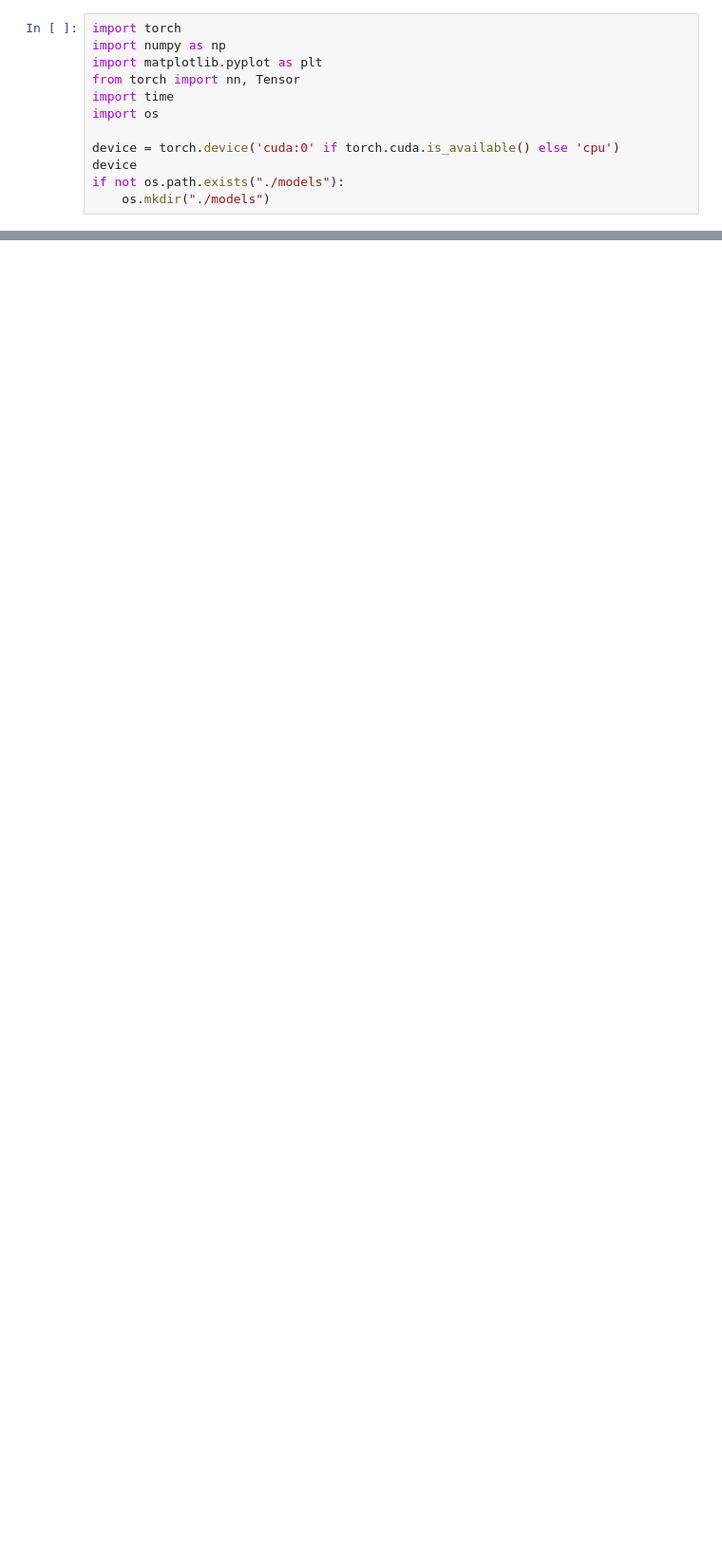
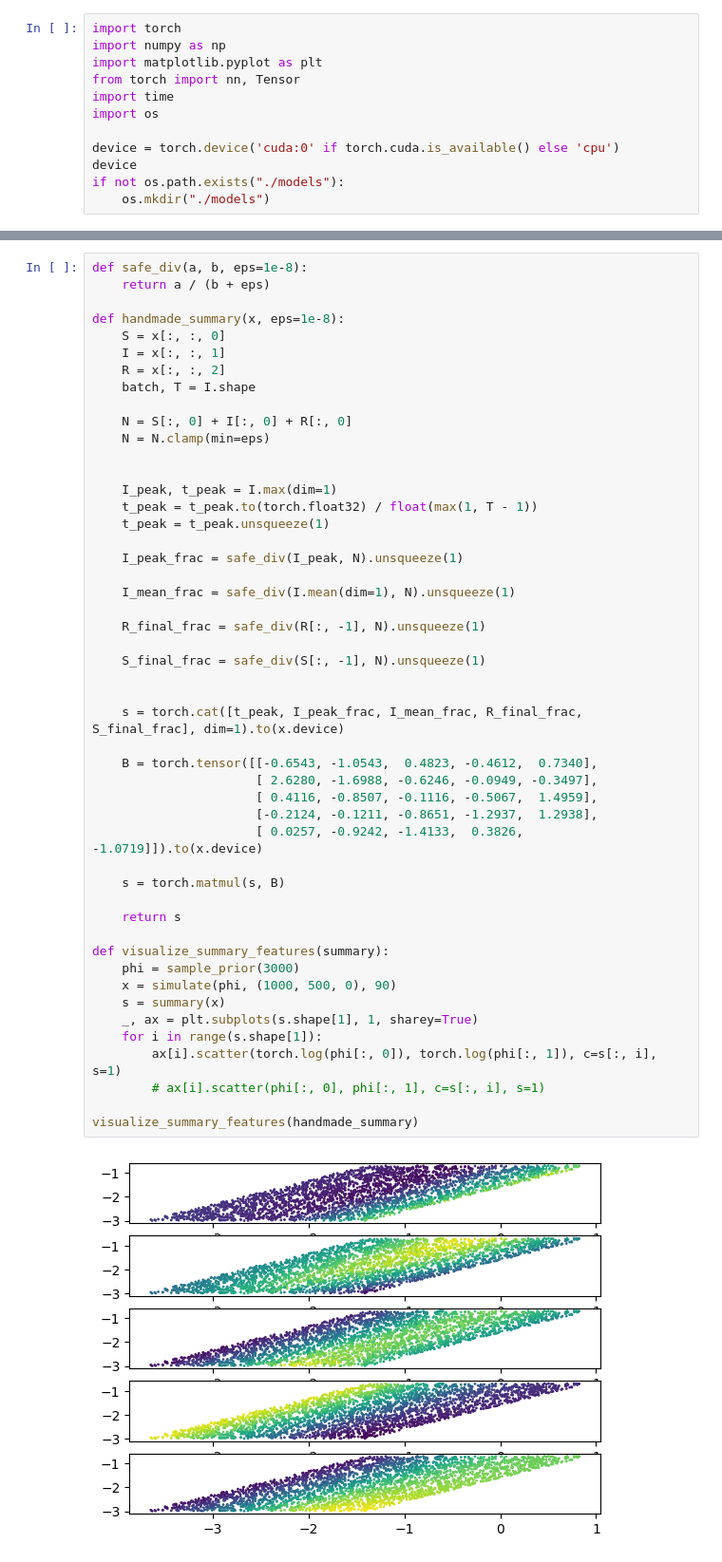
Before and after one commit to nidropakshin2/Amortized-learning, a Jupyter notebook: notebooks/SIR_flow.ipynb, the cells around one changed output, grey strips where cells are left out. Shown at 95% size. Drawn from its saved outputs; the diff is of its cells as text; blank space fills up the shorter version.

```diff
--- a/notebooks/SIR_flow.ipynb
+++ b/notebooks/SIR_flow.ipynb
@@ -487,0 +112,51 @@ plt.scatter(torch.log(posterior[:, 0]), torch.log(posterior[:, 1]), s=1)
+# %%
+def safe_div(a, b, eps=1e-8):
+    return a / (b + eps)
+
+def handmade_summary(x, eps=1e-8):
+    S = x[:, :, 0]
+    I = x[:, :, 1]
+    R = x[:, :, 2]
+    batch, T = I.shape
+
+    N = S[:, 0] + I[:, 0] + R[:, 0]
+    N = N.clamp(min=eps)
+
+
+    I_peak, t_peak = I.max(dim=1)
+    t_peak = t_peak.to(torch.float32) / float(max(1, T - 1))
+    t_peak = t_peak.unsqueeze(1)
+
+    I_peak_frac = safe_div(I_peak, N).unsqueeze(1)
+
+    I_mean_frac = safe_div(I.mean(dim=1), N).unsqueeze(1)
+
+    R_final_frac = safe_div(R[:, -1], N).unsqueeze(1)
+
+    S_final_frac = safe_div(S[:, -1], N).unsqueeze(1)
+
+
+    s = torch.cat([t_peak, I_peak_frac, I_mean_frac, R_final_frac, S_final_frac], dim=1).to(x.device)
+
+    B = torch.tensor([[-0.6543, -1.0543,  0.4823, -0.4612,  0.7340],
+                      [ 2.6280, -1.6988, -0.6246, -0.0949, -0.3497],
+                      [ 0.4116, -0.8507, -0.1116, -0.5067,  1.4959],
+                      [-0.2124, -0.1211, -0.8651, -1.2937,  1.2938],
+                      [ 0.0257, -0.9242, -1.4133,  0.3826, -1.0719]]).to(x.device)
+
+    s = torch.matmul(s, B)
+
+    return s
+
+def visualize_summary_features(summary):
+    phi = sample_prior(3000)
+    x = simulate(phi, (1000, 500, 0), 90)
+    s = summary(x)
+    _, ax = plt.subplots(s.shape[1], 1, sharey=True)
+    for i in range(s.shape[1]):
+        ax[i].scatter(torch.log(phi[:, 0]), torch.log(phi[:, 1]), c=s[:, i], s=1)
+        # ax[i].scatter(phi[:, 0], phi[:, 1], c=s[:, i], s=1)
+
+visualize_summary_features(handmade_summary)
+# %% [output]
+[figure, added]
```
Also changed, not shown: parts of 51 cells of this notebook.
